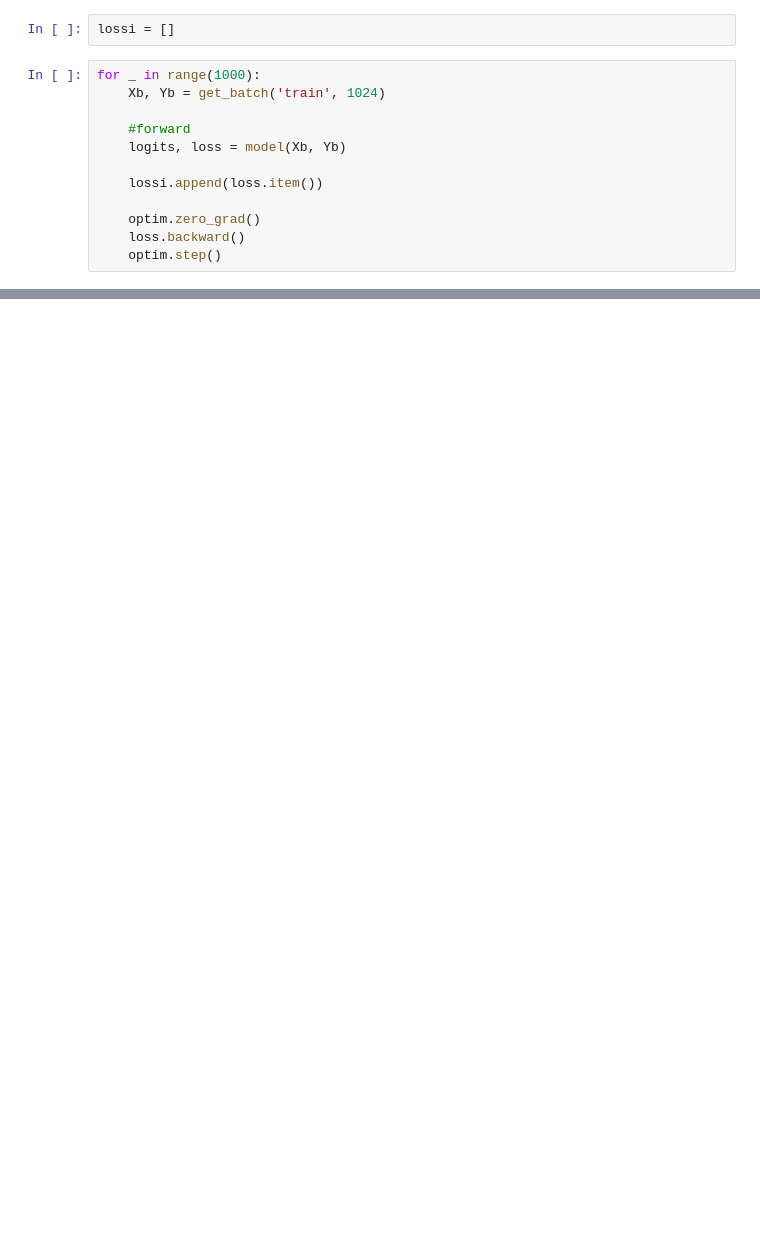
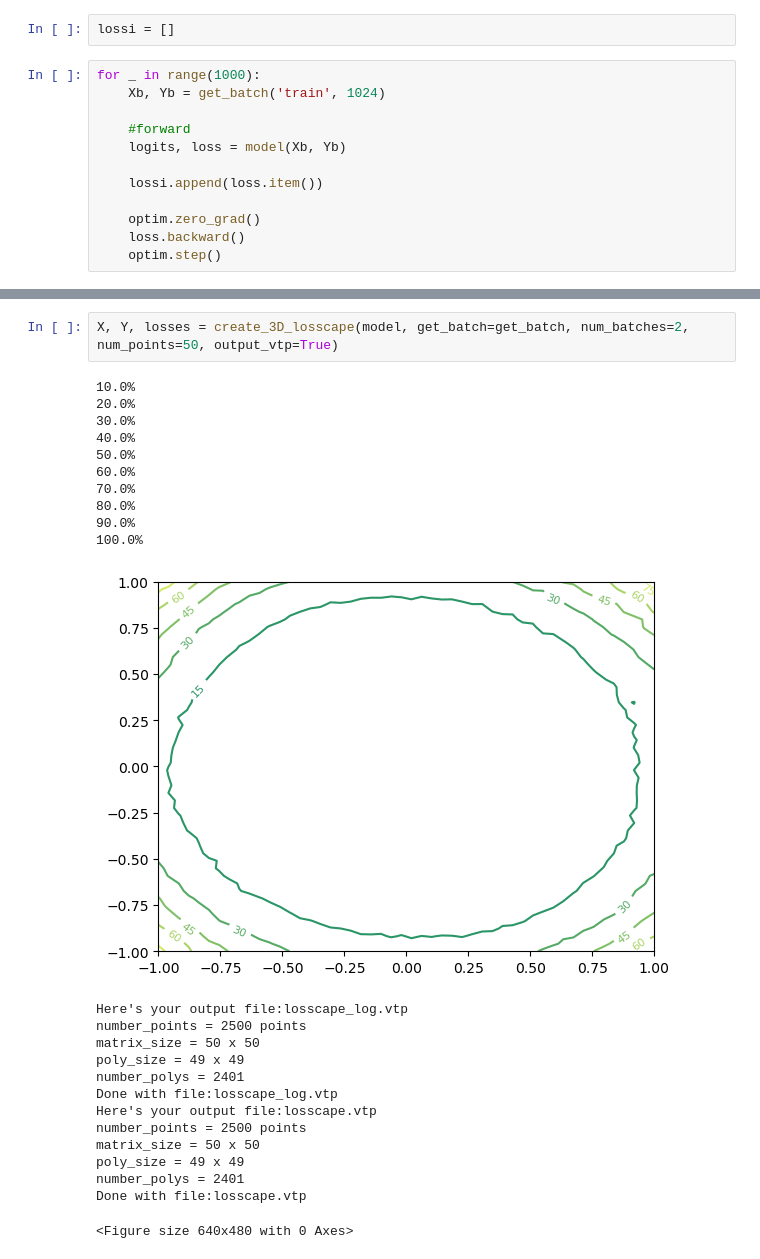
Before and after one commit to Procuste34/blablateurbinaire, a Jupyter notebook: transformer_lm.ipynb, the cells around one changed output, grey strips where cells are left out. Cells and saved outputs as stored; diff of their text form; blank space fills up the shorter version.

```diff
--- a/transformer_lm.ipynb
+++ b/transformer_lm.ipynb
@@ -218,0 +244,27 @@ plt.plot(lossi)
+# %%
+X, Y, losses = create_3D_losscape(model, get_batch=get_batch, num_batches=2, num_points=50, output_vtp=True)
+# %% [output]
+10.0%
+20.0%
+30.0%
+40.0%
+50.0%
+60.0%
+70.0%
+80.0%
+90.0%
+100.0%
+[figure, added]
+Here's your output file:losscape_log.vtp
+number_points = 2500 points
+matrix_size = 50 x 50
+poly_size = 49 x 49
+number_polys = 2401
+Done with file:losscape_log.vtp
+Here's your output file:losscape.vtp
+number_points = 2500 points
+matrix_size = 50 x 50
+poly_size = 49 x 49
+number_polys = 2401
+Done with file:losscape.vtp
+<Figure size 640x480 with 0 Axes>
```
Also changed, not shown: parts of 6 cells of this notebook, 5 other files.
